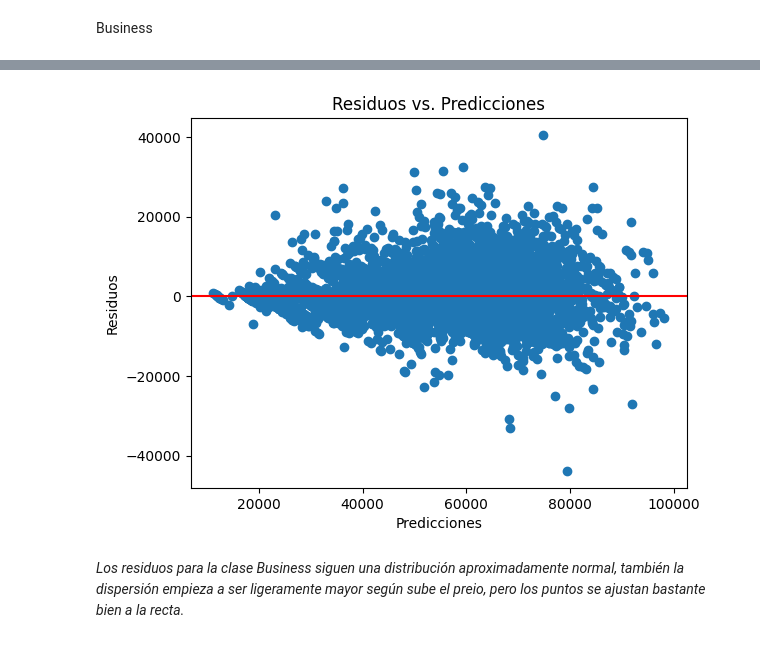
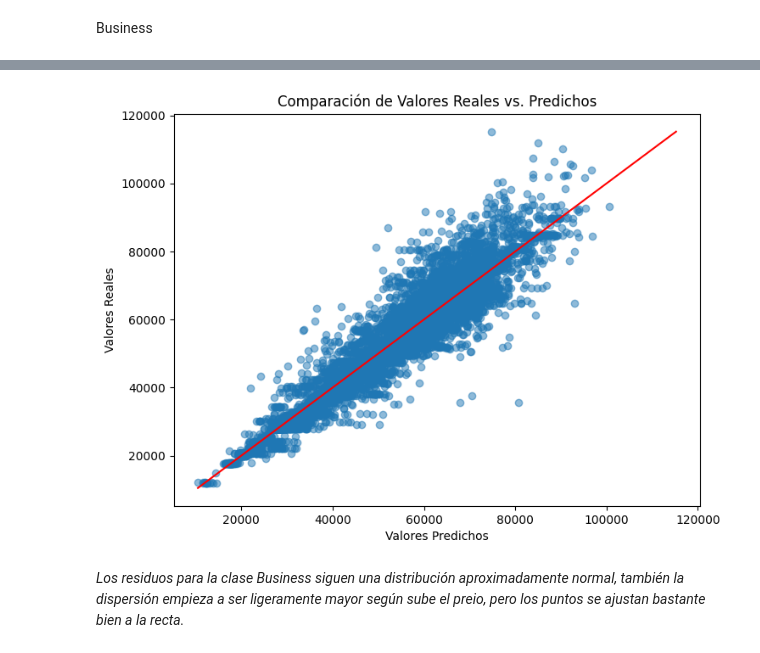
Before and after one commit to Cesar-CSP/ML_Prediccion_Precios_Vuelos, a Jupyter notebook: main_Prediccion_Precios_Vuelos_India.ipynb, the cells around one changed output, grey strips where cells are left out. Cells and saved outputs as stored; diff of their text form; code cells hidden in the pictures.

```diff
--- a/main_Prediccion_Precios_Vuelos_India.ipynb
+++ b/main_Prediccion_Precios_Vuelos_India.ipynb
@@ -1485,12 +1546,13 @@ plt.show()
-# %%
-# Gráfica de dispersión de residuos
-plt.scatter(y_pred_bus, residuos_bus)
-plt.title('Residuos vs. Predicciones')
-plt.xlabel('Predicciones')
-plt.ylabel('Residuos')
-plt.axhline(y=0, color='r', linestyle='-')
-plt.show()
-# %% [output]
-[figure, removed]
+# %%
+# Valores reales del test (Business)
+y_real_bus = y_bus_test.values
+
+# Predicciones del modelo optimizado
+y_pred_bus = best_xgb_bus.predict(X_bus_test)
+
+# Llamada a la función
+plot_predictions_vs_actual(y_real_bus, y_pred_bus)
+# %% [output]
+[figure, added]
 # %% [markdown]
 *Los residuos para la clase Business siguen una distribución aproximadamente normal, también la dispersión empieza a ser ligeramente mayor según sube el preio, pero los puntos se ajustan bastante bien a la recta.*
```
Also changed, not shown: parts of 19 cells of this notebook.
